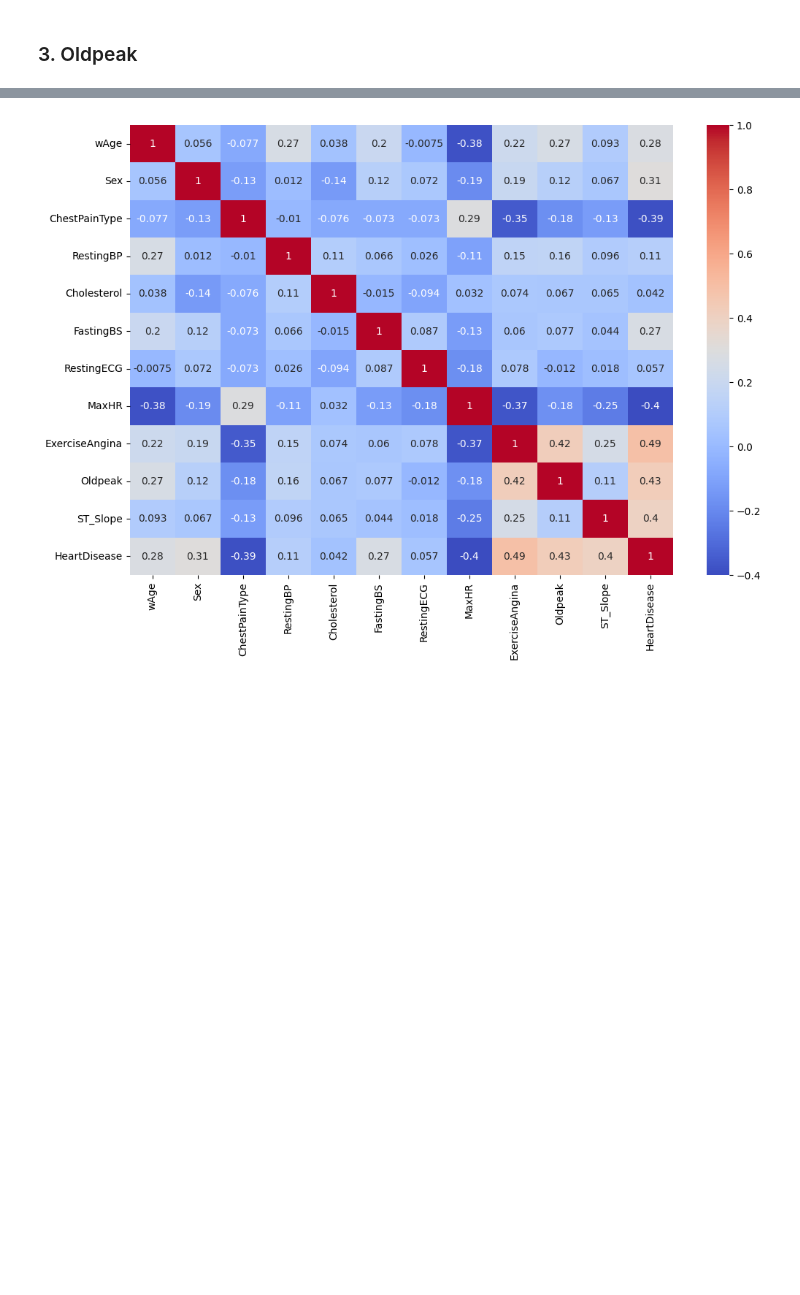
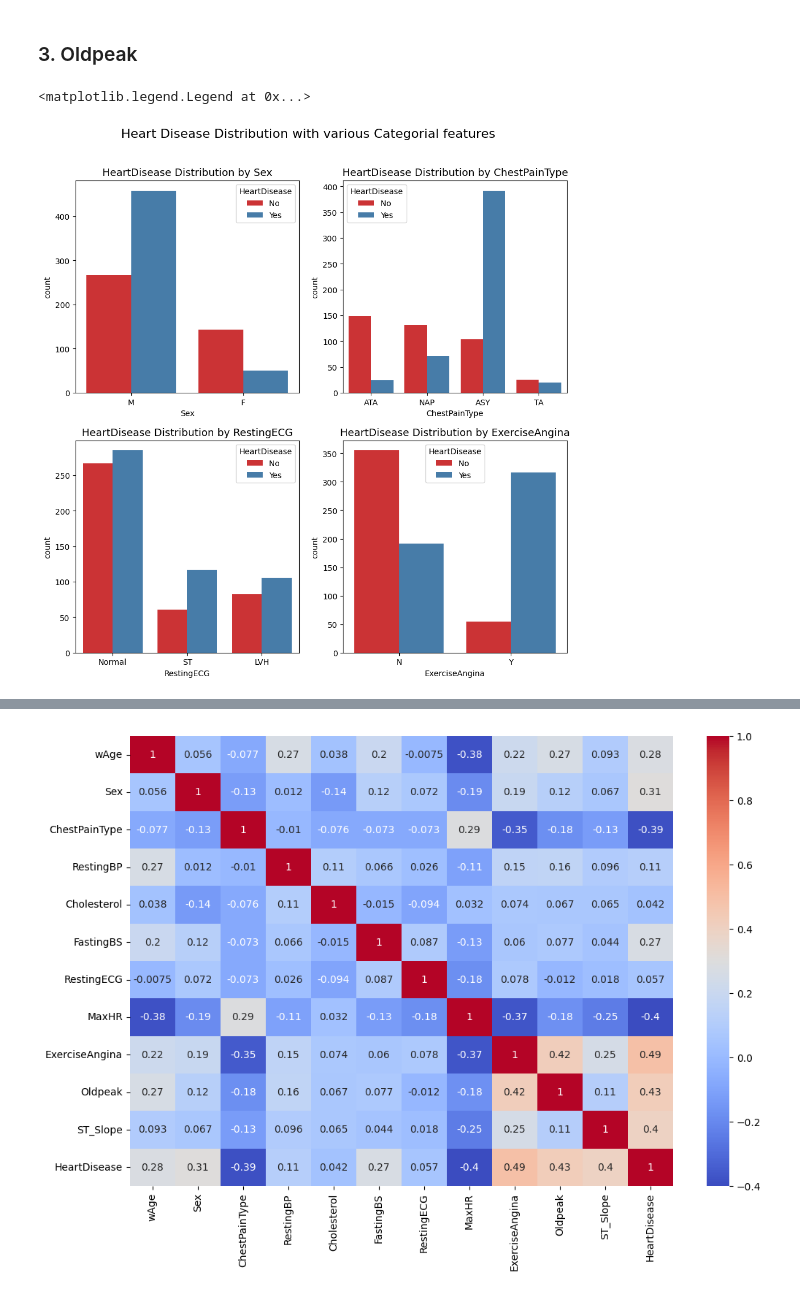
Before and after one commit to kartik23-2/Heart_health_prediction, a Jupyter notebook: heart_disease_pediction_model.ipynb, the cells around one changed output, grey strips where cells are left out. Cells and saved outputs as stored; diff of their text form; code cells hidden in the pictures; blank space fills up the shorter version.

```diff
--- a/heart_disease_pediction_model.ipynb
+++ b/heart_disease_pediction_model.ipynb
@@ -88,3 +88,31 @@ df.loc[df['Oldpeak'] < 0, 'Oldpeak'] = 0  # Replace negative values with 0
 df['Oldpeak'] = np.clip(df['Oldpeak'], 0, 3.9)
 # %%
 df.to_csv('cleaned_heart.csv', index=False)    #saves the cleaned dataframe to a new csv file
+# %%
+fig,axes = plt.subplots(2,2, figsize=(10,10))
+plt.suptitle('Heart Disease Distribution with various Categorial features', fontsize=16)
+
+   # to create 2x2 subplots
+#using axes for plotting
+axes[0,0].set_title(f"HeartDisease Distribution by Sex", fontsize=13)
+sns.countplot(data=df, x='Sex', hue="HeartDisease", palette="Set1", ax=axes[0,0])
+axes[0,0].legend(title="HeartDisease", labels=["No ", "Yes "])
+
+plt.tight_layout(pad=2.5)
+
+axes[0,1].set_title(f"HeartDisease Distribution by ChestPainType", fontsize=13)
+sns.countplot(data=df, x='ChestPainType', hue="HeartDisease", palette="Set1", ax=axes[0,1])
+axes[0,1].legend(title="HeartDisease", labels=["No ", "Yes "])
+
+
+axes[1,0].set_title(f"HeartDisease Distribution by RestingECG", fontsize=13)
+sns.countplot(data=df, x='RestingECG', hue="HeartDisease", palette="Set1", ax=axes[1,0])
+axes[1,0].legend(title="HeartDisease", labels=["No ", "Yes "])
+
+
+axes[1,1].set_title(f"HeartDisease Distribution by ExerciseAngina", fontsize=13)
+sns.countplot(data=df, x='ExerciseAngina', hue="HeartDisease", palette="Set1", ax=axes[1,1])
+axes[1,1].legend(title="HeartDisease", labels=["No ", "Yes "])
+# %% [output]
+<matplotlib.legend.Legend at 0x...>
+[figure, added]
```
Also changed, not shown: parts of 1 cell of this notebook.
